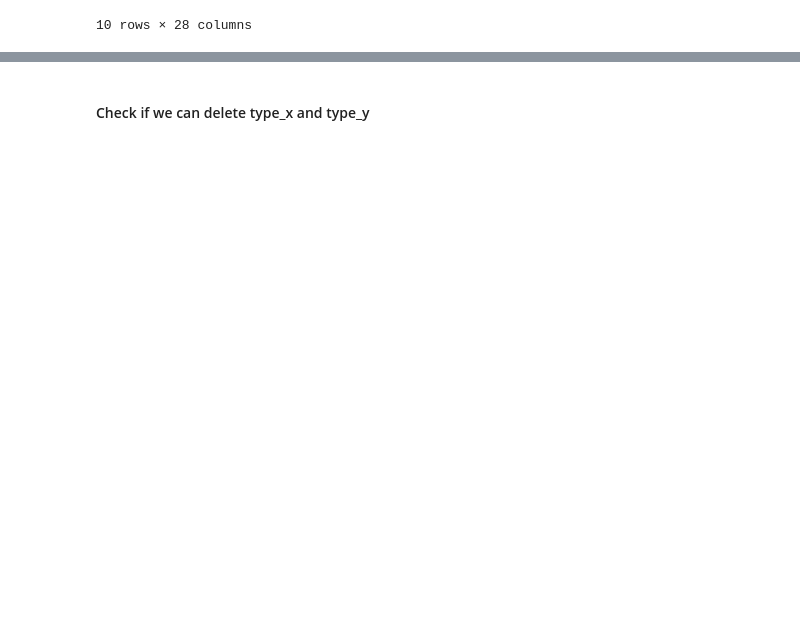
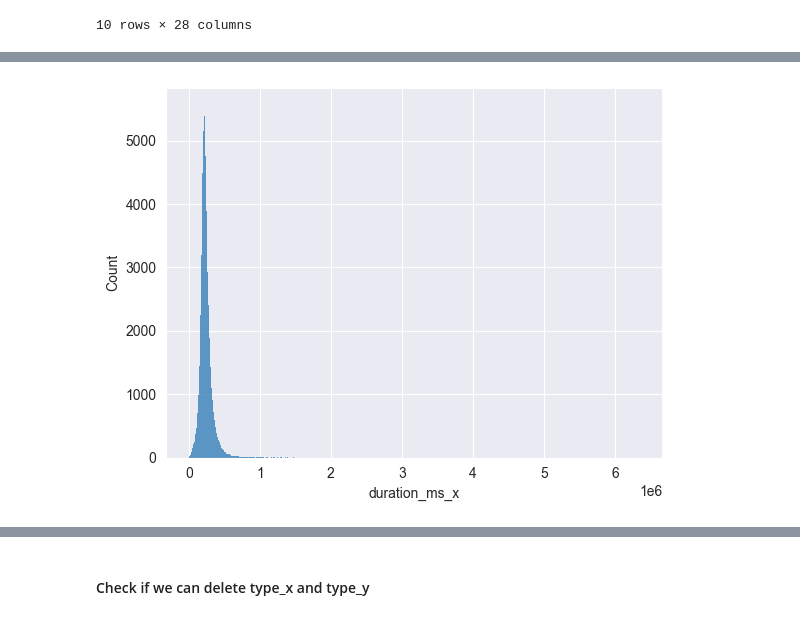
Before and after one commit to Florian-Dreyer/Spotify-Track-Popularity-Analyses, a Jupyter notebook: Popularity Prediction.ipynb, the cells around one changed output, grey strips where cells are left out. Saved outputs shown, nothing was run; the diff lists cells and outputs as text; code cells hidden in the pictures; blank space fills up the shorter version.

```diff
--- a/Popularity Prediction.ipynb
+++ b/Popularity Prediction.ipynb
@@ -82,0 +101,5 @@ plt.show()
+# %%
+sns.histplot(df["duration_ms_x"])
+plt.show()
+# %% [output]
+[figure, added]
```
Also changed, not shown: parts of 47 cells of this notebook.
